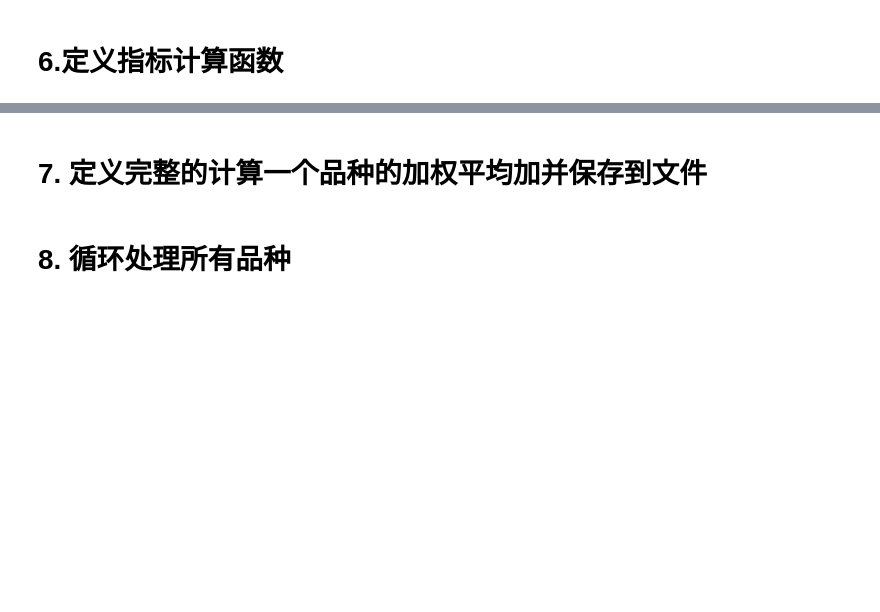
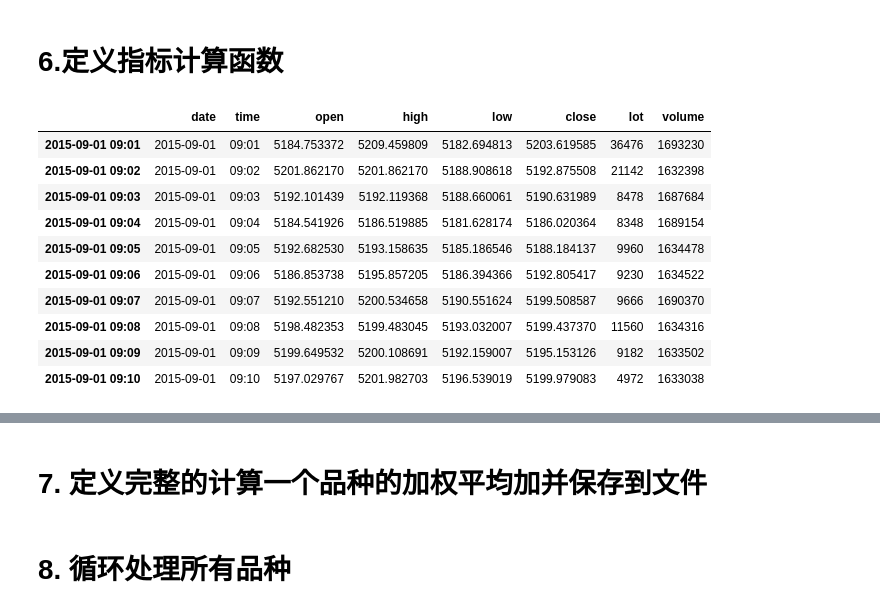
Before and after one commit to xmduhan/notebook, a Jupyter notebook: data_convert.ipynb, the cells around one changed output, grey strips where cells are left out. Drawn from its saved outputs; the diff is of its cells as text; code cells hidden in the pictures; blank space fills up the shorter version.

```diff
--- a/data_convert.ipynb
+++ b/data_convert.ipynb
@@ -222,4 +260,21 @@ def calculateIndex(df):
     return result
+# %%
+result = calculateIndex(df)
+#result['date'] = Series(result.index, index=result.index).apply(lambda x:x.split()[0])
+#result['time'] = Series(result.index, index=result.index).apply(lambda x:x.split()[1])
+result
+# %% [output]
+|  | date | time | open | high | low | close | lot | volume |
+| 2015-09-01 09:01 | 2015-09-01 | 09:01 | 5184.753372 | 5209.459809 | 5182.694813 | 5203.619585 | 36476 | 1693230 |
+| 2015-09-01 09:02 | 2015-09-01 | 09:02 | 5201.862170 | 5201.862170 | 5188.908618 | 5192.875508 | 21142 | 1632398 |
+| 2015-09-01 09:03 | 2015-09-01 | 09:03 | 5192.101439 | 5192.119368 | 5188.660061 | 5190.631989 | 8478 | 1687684 |
+| 2015-09-01 09:04 | 2015-09-01 | 09:04 | 5184.541926 | 5186.519885 | 5181.628174 | 5186.020364 | 8348 | 1689154 |
+| 2015-09-01 09:05 | 2015-09-01 | 09:05 | 5192.682530 | 5193.158635 | 5185.186546 | 5188.184137 | 9960 | 1634478 |
+| 2015-09-01 09:06 | 2015-09-01 | 09:06 | 5186.853738 | 5195.857205 | 5186.394366 | 5192.805417 | 9230 | 1634522 |
+| 2015-09-01 09:07 | 2015-09-01 | 09:07 | 5192.551210 | 5200.534658 | 5190.551624 | 5199.508587 | 9666 | 1690370 |
+| 2015-09-01 09:08 | 2015-09-01 | 09:08 | 5198.482353 | 5199.483045 | 5193.032007 | 5199.437370 | 11560 | 1634316 |
+| 2015-09-01 09:09 | 2015-09-01 | 09:09 | 5199.649532 | 5200.108691 | 5192.159007 | 5195.153126 | 9182 | 1633502 |
+| 2015-09-01 09:10 | 2015-09-01 | 09:10 | 5197.029767 | 5201.982703 | 5196.539019 | 5199.979083 | 4972 | 1633038 |
 # %%
 calculateIndex(df)
 # %% [output]
```
Also changed, not shown: parts of 6 cells of this notebook.
